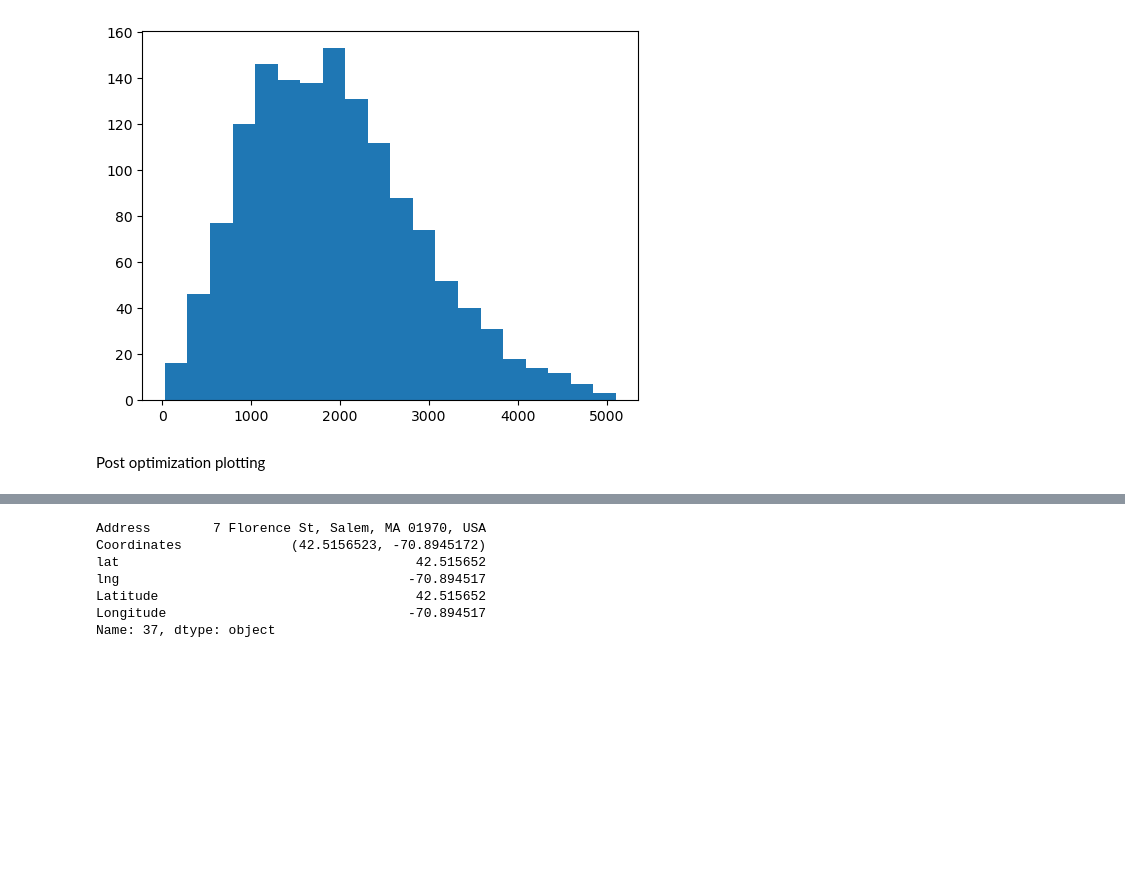
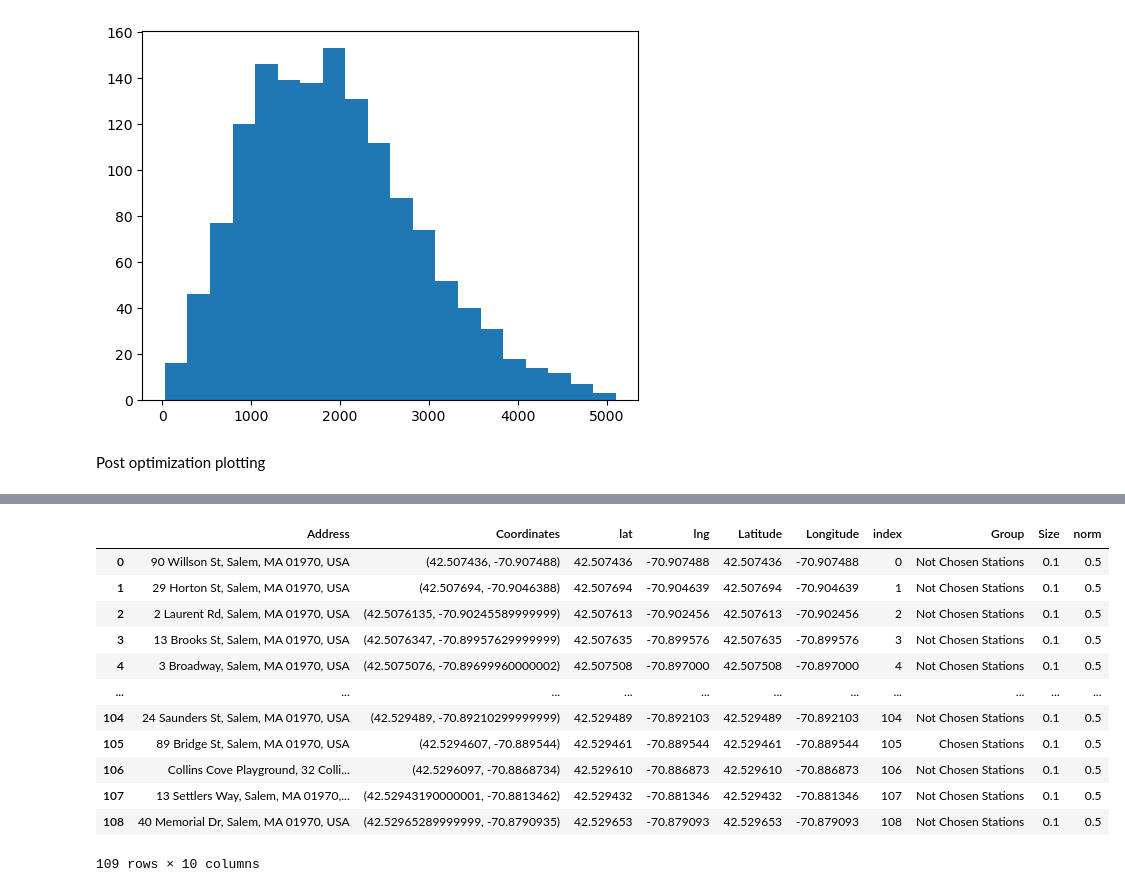
Before and after one commit to aderaustmit/bluebikes, a Jupyter notebook: salem_plotting.ipynb, the cells around one changed output, grey strips where cells are left out. Cells and saved outputs as stored; diff of their text form; code cells hidden in the pictures; blank space fills up the shorter version.

```diff
--- a/salem_plotting.ipynb
+++ b/salem_plotting.ipynb
@@ -235,4 +263,33 @@ std 948.201199349726
 [figure]
 # %% [markdown]
 Post optimization plotting
+# %%
+salem_demand_df['Group'] = ["Existing Stations" for _ in range(len(salem_demand_df))]
+attractions_df['Group'] = ["Attractions" for _ in range(len(attractions_df))]
+
+candidates_df['index'] = np.arange(len(candidates_df))
+
+stations_chosen = (47,53,79,86,105) #fourth form full opt
+#stations_chosen = (16,38,47,52,53) #fourth form only existing distance
+#stations_chosen = (38,47,53,86,97) #fourth form only demand
+#stations_chosen = (52,53,79,86,105) #fourth form only attraction distance
+#station_chosen = (47,86,87,97,104) #fourth only values
+#stations_chosen = (47,86,96,97,104) #second formulation
+#stations_chosen = (86,96,97,104,105) #second form only attractions
+#stations_chosen = (38,46,47,53,86) #second form only existing
+#stations_chosen = (47,53,86,96,97) #third formulation
+#stations_chosen = (38,46,47,52,53) #third form only existing distance
+#stations_chosen = (38,47,53,86,97) #third form only demand
+#stations_chosen = (47,86,96,97,104) #third form only attraction distance
+#stations_chosen = (47,86,87,97,104) #third form only values
+
+candidates_df['Group'] = np.where(candidates_df['index'].isin(stations_chosen), "Chosen Stations", "Not Chosen Stations")
+candidates_df['norm'] = 0.5
+candidates_df["Size"] = ball_size * np.ones(len(candidates_df))
+attractions_df['Size'] = ball_size * np.ones(len(attractions_df))
+
+candidates_plot = candidates_df[["Address","Latitude","Longitude","index","Group","Size","norm"]]
+salem_demand_plot = salem_demand_df[["Name","Latitude","Longitude","station_id","Group","Size","norm"]]
+attractions_plot = attractions_df[["Attraction","Latitude","Longitude","Index","Group","Size","norm"]]
+all_map_data = pd.concat([candidates_plot,salem_demand_plot,attractions_plot])
 # %%
@@ -256,10 +330,16 @@ fig.show()
 # %%
-candidates_df.iloc[37]
+candidates_df
 # %% [output]
+|  | Address | Coordinates | lat | lng | Latitude | Longitude | index | Group | Size | norm |
+| 0 | 90 Willson St, Salem, MA 01970, USA | (42.507436, -70.907488) | 42.507436 | -70.907488 | 42.507436 | -70.907488 | 0 | Not Chosen Stations | 0.1 | 0.5 |
+| 1 | 29 Horton St, Salem, MA 01970, USA | (42.507694, -70.9046388) | 42.507694 | -70.904639 | 42.507694 | -70.904639 | 1 | Not Chosen Stations | 0.1 | 0.5 |
+| 2 | 2 Laurent Rd, Salem, MA 01970, USA | (42.5076135, -70.90245589999999) | 42.507613 | -70.902456 | 42.507613 | -70.902456 | 2 | Not Chosen Stations | 0.1 | 0.5 |
+| 3 | 13 Brooks St, Salem, MA 01970, USA | (42.5076347, -70.89957629999999) | 42.507635 | -70.899576 | 42.507635 | -70.899576 | 3 | Not Chosen Stations | 0.1 | 0.5 |
+| 4 | 3 Broadway, Salem, MA 01970, USA | (42.5075076, -70.89699960000002) | 42.507508 | -70.897000 | 42.507508 | -70.897000 | 4 | Not Chosen Stations | 0.1 | 0.5 |
+| ... | ... | ... | ... | ... | ... | ... | ... | ... | ... | ... |
+| 104 | 24 Saunders St, Salem, MA 01970, USA | (42.529489, -70.89210299999999) | 42.529489 | -70.892103 | 42.529489 | -70.892103 | 104 | Not Chosen Stations | 0.1 | 0.5 |
+| 105 | 89 Bridge St, Salem, MA 01970, USA | (42.5294607, -70.889544) | 42.529461 | -70.889544 | 42.529461 | -70.889544 | 105 | Chosen Stations | 0.1 | 0.5 |
+| 106 | Collins Cove Playground, 32 Colli... | (42.5296097, -70.8868734) | 42.529610 | -70.886873 | 42.529610 | -70.886873 | 106 | Not Chosen Stations | 0.1 | 0.5 |
+| 107 | 13 Settlers Way, Salem, MA 01970,... | (42.52943190000001, -70.8813462) | 42.529432 | -70.881346 | 42.529432 | -70.881346 | 107 | Not Chosen Stations | 0.1 | 0.5 |
+| 108 | 40 Memorial Dr, Salem, MA 01970, USA | (42.52965289999999, -70.8790935) | 42.529653 | -70.879093 | 42.529653 | -70.879093 | 108 | Not Chosen Stations | 0.1 | 0.5 |
-Address        7 Florence St, Salem, MA 01970, USA
-Coordinates              (42.5156523, -70.8945172)
-lat                                      42.515652
-lng                                     -70.894517
-Latitude                                 42.515652
-Longitude                               -70.894517
-Name: 37, dtype: object
+109 rows × 10 columns
```
Also changed, not shown: parts of 10 cells of this notebook.
